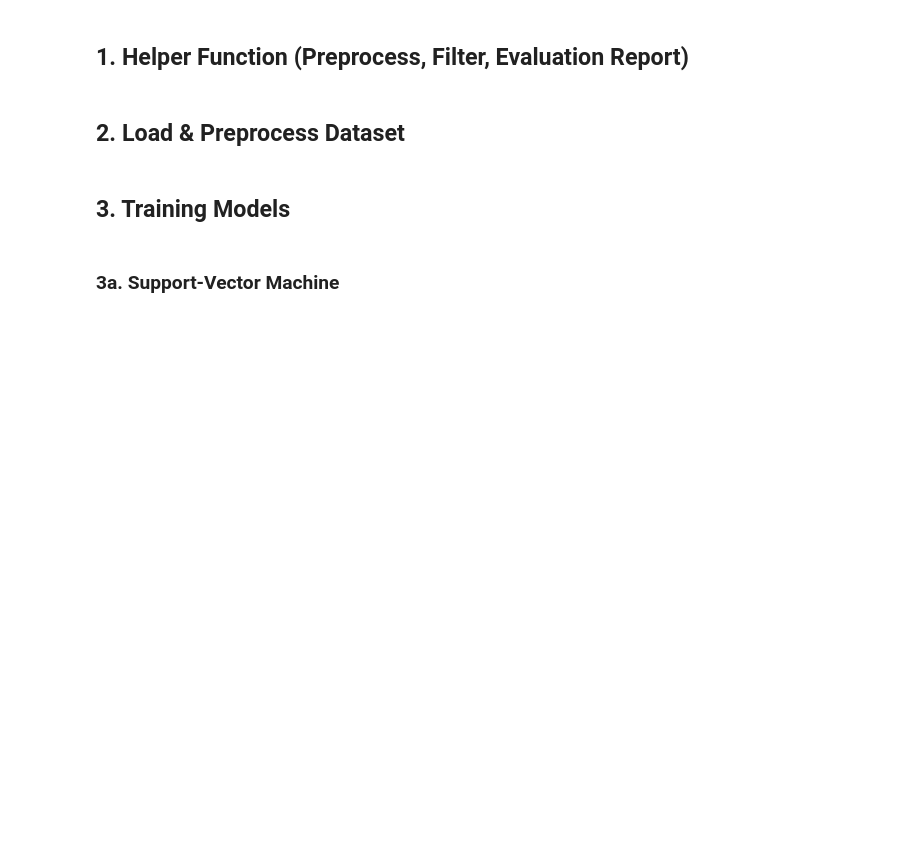
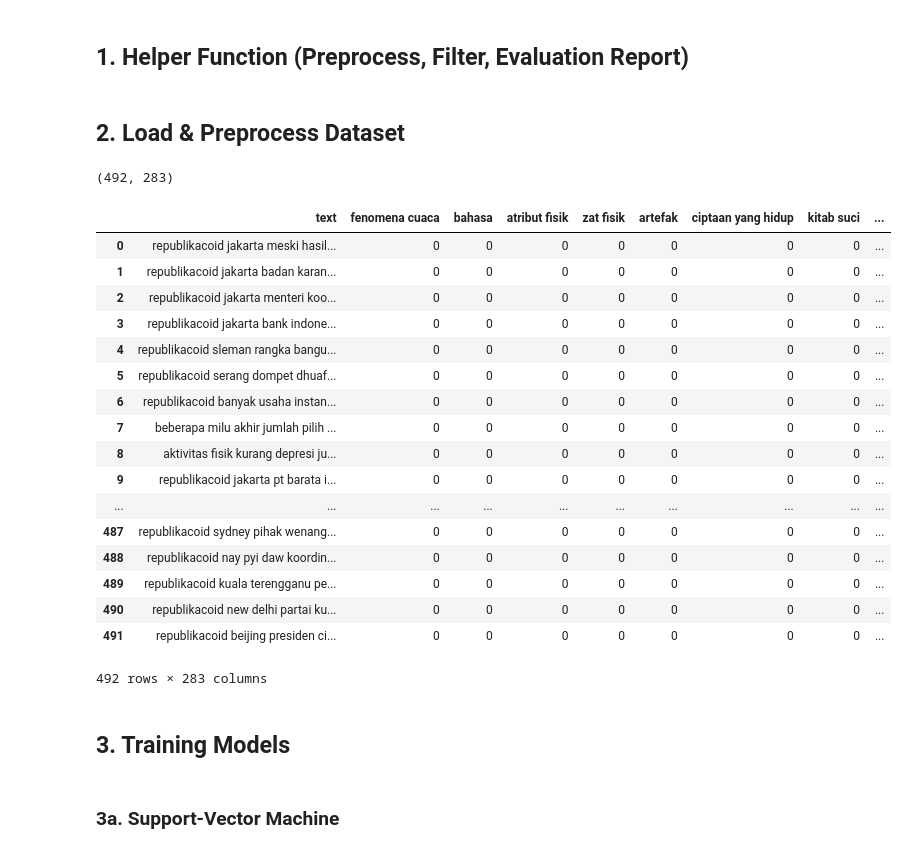
Before and after one commit to faizghifari/indonesian-quran-verse-extractor, a Jupyter notebook: models.ipynb, the cells around one changed output. Saved outputs shown, nothing was run; the diff lists cells and outputs as text; code cells hidden in the pictures; blank space fills up the shorter version.

Commit message:
add processed dataset, add coret2, finish results and app

```diff
--- a/models.ipynb
+++ b/models.ipynb
@@ -56,4 +56,4 @@ df = pd.DataFrame(rawlist,columns=['text','fenomena cuaca','bahasa','atribut fis
 
-df['text'] = df['text'].apply(lambda x: text_cleaner.transform(x))
-df['text'] = df['text'].apply(lambda x: sw_elim.transform(x))
-df['text'] = df['text'].apply(lambda x: stemmer.stem(x))
+df.shape
+# %% [output]
+(492, 283)
@@ -60,3 +64,26 @@ df['text'] = df['text'].apply(lambda x: stemmer.stem(x))
+# %%
+df_processed = pd.read_csv("processed_datasets.csv")
+
+df_processed
+# %% [output]
+|  | text | fenomena cuaca | bahasa | atribut fisik | zat fisik | artefak | ciptaan yang hidup | kitab suci | ... |
+| 0 | republikacoid jakarta meski hasil... | 0 | 0 | 0 | 0 | 0 | 0 | 0 | ... |
+| 1 | republikacoid jakarta badan karan... | 0 | 0 | 0 | 0 | 0 | 0 | 0 | ... |
+| 2 | republikacoid jakarta menteri koo... | 0 | 0 | 0 | 0 | 0 | 0 | 0 | ... |
+| 3 | republikacoid jakarta bank indone... | 0 | 0 | 0 | 0 | 0 | 0 | 0 | ... |
+| 4 | republikacoid sleman rangka bangu... | 0 | 0 | 0 | 0 | 0 | 0 | 0 | ... |
+| 5 | republikacoid serang dompet dhuaf... | 0 | 0 | 0 | 0 | 0 | 0 | 0 | ... |
+| 6 | republikacoid banyak usaha instan... | 0 | 0 | 0 | 0 | 0 | 0 | 0 | ... |
+| 7 | beberapa milu akhir jumlah pilih ... | 0 | 0 | 0 | 0 | 0 | 0 | 0 | ... |
+| 8 | aktivitas fisik kurang depresi ju... | 0 | 0 | 0 | 0 | 0 | 0 | 0 | ... |
+| 9 | republikacoid jakarta pt barata i... | 0 | 0 | 0 | 0 | 0 | 0 | 0 | ... |
+| ... | ... | ... | ... | ... | ... | ... | ... | ... | ... |
+| 487 | republikacoid sydney pihak wenang... | 0 | 0 | 0 | 0 | 0 | 0 | 0 | ... |
+| 488 | republikacoid nay pyi daw koordin... | 0 | 0 | 0 | 0 | 0 | 0 | 0 | ... |
+| 489 | republikacoid kuala terengganu pe... | 0 | 0 | 0 | 0 | 0 | 0 | 0 | ... |
+| 490 | republikacoid new delhi partai ku... | 0 | 0 | 0 | 0 | 0 | 0 | 0 | ... |
+| 491 | republikacoid beijing presiden ci... | 0 | 0 | 0 | 0 | 0 | 0 | 0 | ... |
+492 rows × 283 columns
 # %%
 from sklearn.feature_extraction.text import CountVectorizer
 vectorizer = CountVectorizer(strip_accents='unicode', analyzer='word', ngram_range=(1,3))
```
Also changed, not shown: parts of 7 cells of this notebook, 5 other files.
